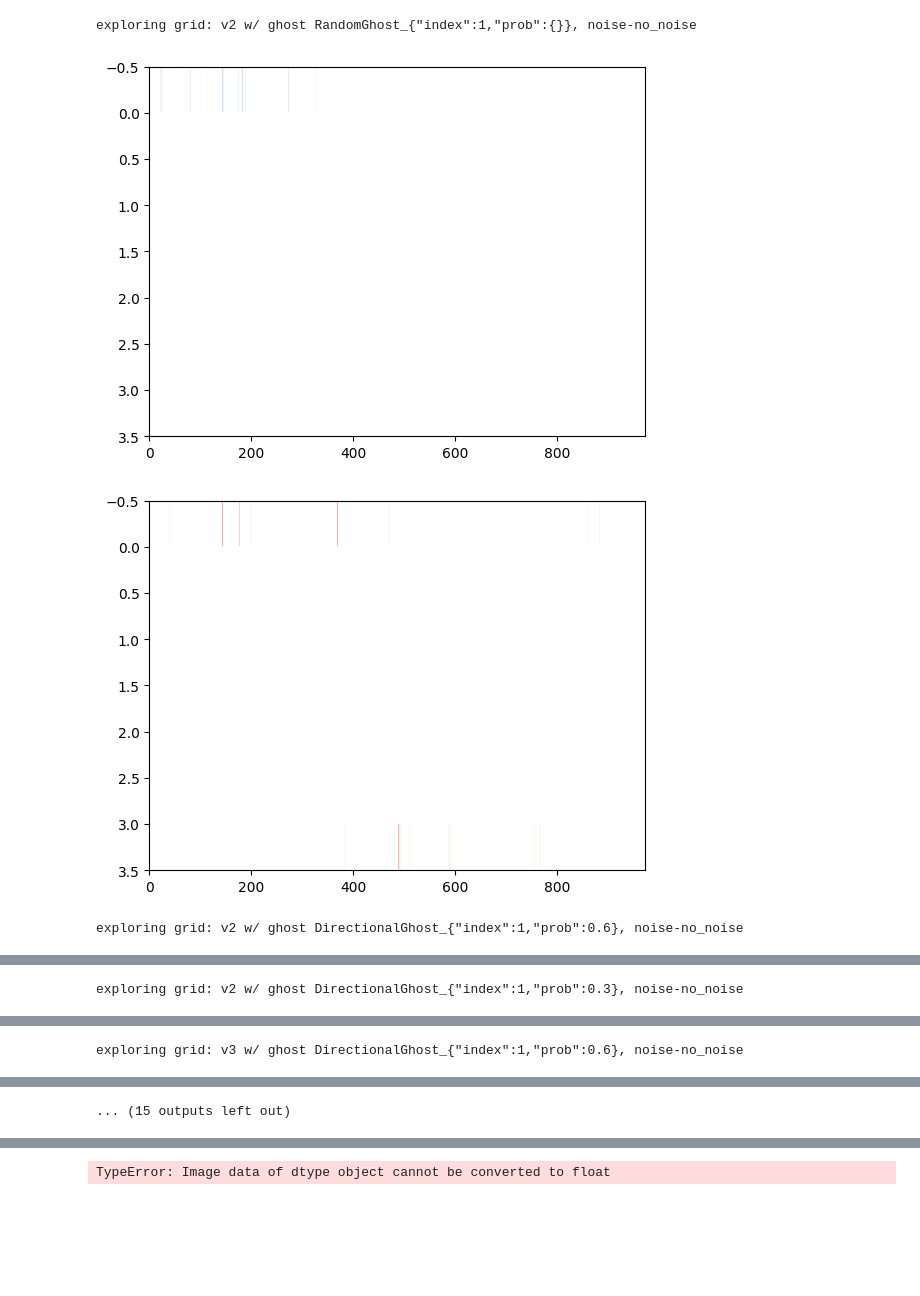
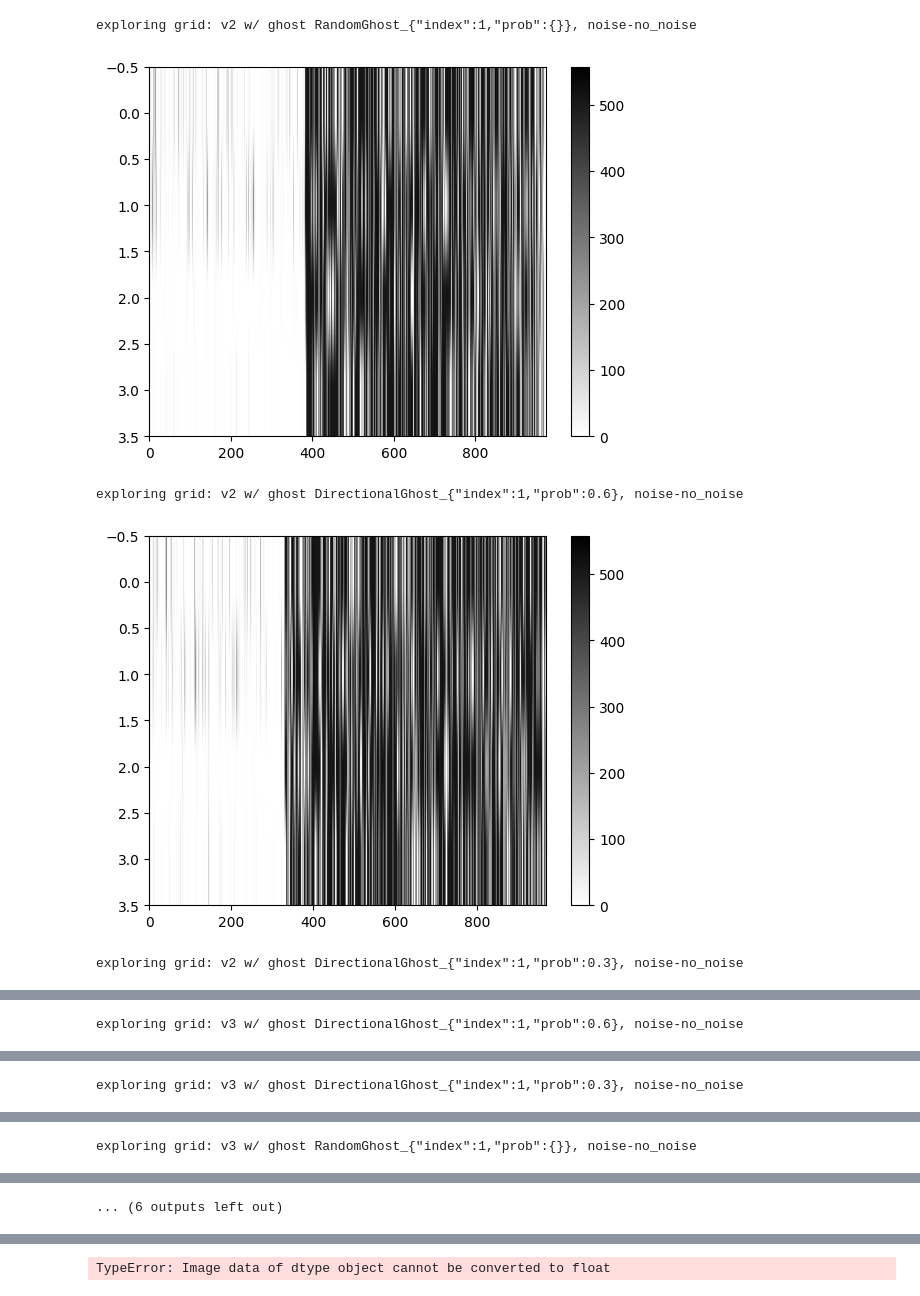
Before and after one commit to serenabono/Pacman, a Jupyter notebook: analysis_qtables.ipynb, the cells around one changed output, grey strips where cells are left out. Drawn from its saved outputs; the diff is of its cells as text; code cells hidden in the pictures; blank space fills up the shorter version.

```diff
--- a/analysis_qtables.ipynb
+++ b/analysis_qtables.ipynb
@@ -122,0 +114,7 @@ action_pd_noise
+# %%
+grid=list(data.keys())[1]
+ghost=list(data[grid].keys())[0]
+action_pd_no_noise = pd.DataFrame(data[grid][ghost],index=name[grid][ghost]).T.filter(like='{"mean":0,"std":0}').T.stack().apply(pd.Series).T.iloc[["0","1","2","3"]]
+action_pd_no_noise.columns = action_pd_no_noise.columns.droplevel()
+action_pd_noise = pd.DataFrame(data[grid][ghost],index=name[grid][ghost]).T.filter(like='{"mean":0,"std":0.1}').T.stack().apply(pd.Series).T.iloc[["0","1","2","3"]]
+action_pd_noise.columns = action_pd_noise.columns.droplevel()
@@ -123,20 +125,20 @@ action_pd_noise
 # %%
 ax = plt.axes()
 for grid in data.keys():
     for ghost in data[grid].keys():
         print(f"exploring grid: {grid} w/ ghost {ghost}, noise-no_noise")
         actions = len(pd.DataFrame(data[grid][ghost]).stack().apply(pd.Series).columns)
         action_pd_no_noise = pd.DataFrame(data[grid][ghost],index=name[grid][ghost]).T.filter(like='{"mean":0,"std":0}').T.stack().apply(pd.Series).T.iloc[["0","1","2","3"]]
         action_pd_no_noise.columns = action_pd_no_noise.columns.droplevel()
         action_pd_noise = pd.DataFrame(data[grid][ghost],index=name[grid][ghost]).T.filter(like='{"mean":0,"std":0.1}').T.stack().apply(pd.Series).T.iloc[["0","1","2","3"]]
         action_pd_noise.columns = action_pd_noise.columns.droplevel()
         merge = pd.merge(action_pd_no_noise, action_pd_noise, how='outer')
-        plt.imshow(merge[merge.iloc[:4,] == merge.iloc[:4,].max()].iloc[:4,].to_numpy(), aspect="auto", cmap='Blues', alpha=0.5) # I would add interpolation='none'
+        plt.imshow(abs(merge.iloc[:4,:].fillna(merge.max().max()).to_numpy() - merge.iloc[4:,:].fillna(merge.max().max()).to_numpy()), aspect="auto", cmap='binary') # I would add interpolation='none'
+        plt.colorbar()
         plt.show()
-        plt.imshow(merge[merge.iloc[4:,] == merge.iloc[4:,].max()].iloc[4:,:], aspect="auto", cmap='Reds', alpha=0.5)
-        plt.show()
 # %% [output]
 exploring grid: v2 w/ ghost RandomGhost_{"index":1,"prob":{}}, noise-no_noise
-[figure, old version]
+[figure, new version]
+exploring grid: v2 w/ ghost DirectionalGhost_{"index":1,"prob":0.6}, noise-no_noise
-[figure, old version]
+[figure, new version]
-exploring grid: v2 w/ ghost DirectionalGhost_{"index":1,"prob":0.6}, noise-no_noise
+exploring grid: v2 w/ ghost DirectionalGhost_{"index":1,"prob":0.3}, noise-no_noise
@@ -143,0 +146 @@ exploring grid: v2 w/ ghost DirectionalGhost_{"index":1,"prob":0.6}, noise-no_no
+exploring grid: v3 w/ ghost DirectionalGhost_{"index":1,"prob":0.6}, noise-no_noise
@@ -145 +148 @@ exploring grid: v2 w/ ghost DirectionalGhost_{"index":1,"prob":0.6}, noise-no_no
-exploring grid: v2 w/ ghost DirectionalGhost_{"index":1,"prob":0.3}, noise-no_noise
+exploring grid: v3 w/ ghost DirectionalGhost_{"index":1,"prob":0.3}, noise-no_noise
@@ -146,0 +150 @@ exploring grid: v2 w/ ghost DirectionalGhost_{"index":1,"prob":0.3}, noise-no_no
+exploring grid: v3 w/ ghost RandomGhost_{"index":1,"prob":{}}, noise-no_noise
@@ -148 +151,0 @@ exploring grid: v2 w/ ghost DirectionalGhost_{"index":1,"prob":0.3}, noise-no_no
-exploring grid: v3 w/ ghost DirectionalGhost_{"index":1,"prob":0.6}, noise-no_noise
@@ -151,4 +152,4 @@ exploring grid: v3 w/ ghost DirectionalGhost_{"index":1,"prob":0.6}, noise-no_no
-... (15 outputs left out)
+... (6 outputs left out)
 # %%
 actions = len(pd.DataFrame(data[grid][ghost]).stack().apply(pd.Series).columns)
 action_pd_no_noise =pd.DataFrame(data[grid][ghost],index=name[grid][ghost]).T.filter(like='{"mean":0,"std":0}').T.stack().apply(pd.Series).T.iloc[["0","1","2","3"]]
```
Also changed, not shown: parts of 7 cells of this notebook, 3 other files.
